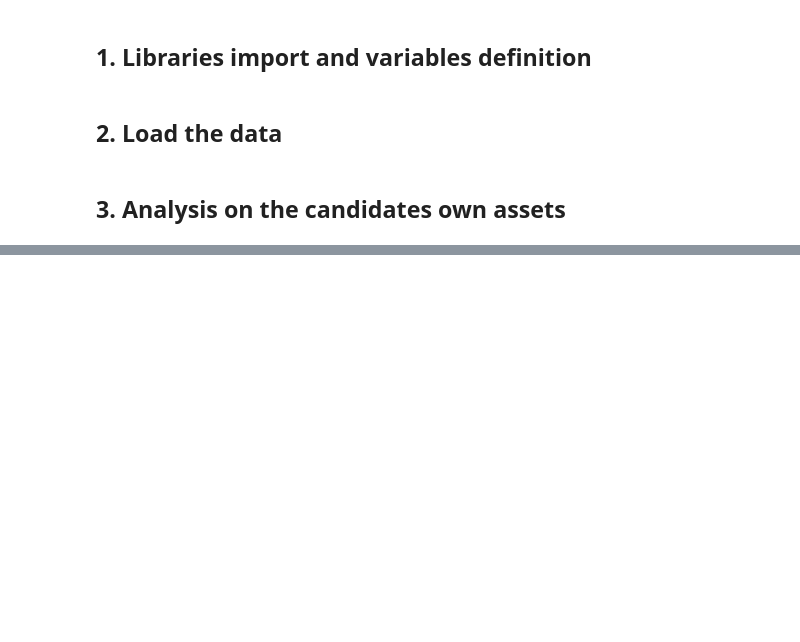
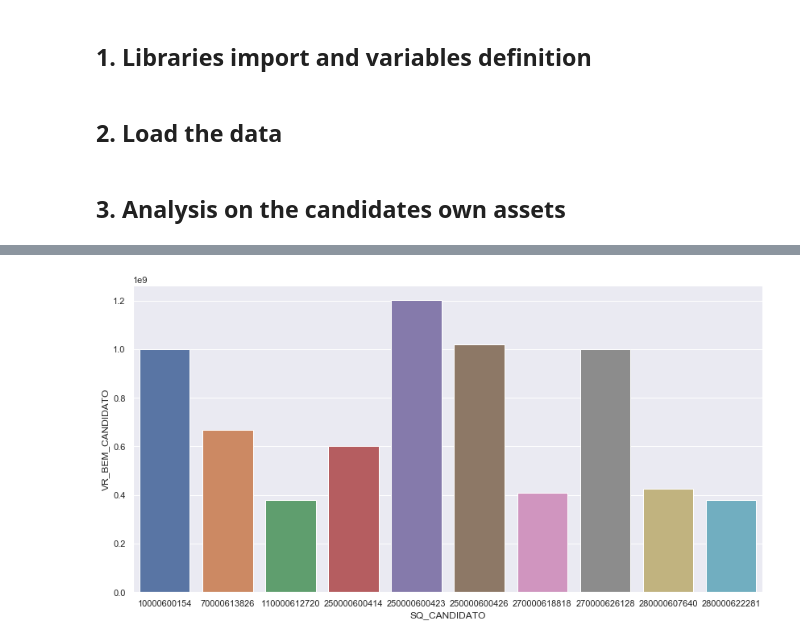
Before and after one commit to gguillaux/brazil_elections_2018, a Jupyter notebook: EDA.ipynb, the cells around one changed output, grey strips where cells are left out. Drawn from its saved outputs; the diff is of its cells as text; code cells hidden in the pictures; blank space fills up the shorter version.

```diff
--- a/EDA.ipynb
+++ b/EDA.ipynb
@@ -26,0 +68,4 @@ p = sns.distplot(total_assets_by_cand.VR_BEM_CANDIDATO.values[200:])
+# %%
+ax = sns.barplot(x="SQ_CANDIDATO", y="VR_BEM_CANDIDATO", data=total_assets_by_cand.head(10).sort_index().reset_index())
+# %% [output]
+[figure, added]
```
Also changed, not shown: parts of 6 cells of this notebook, 1 other file.
